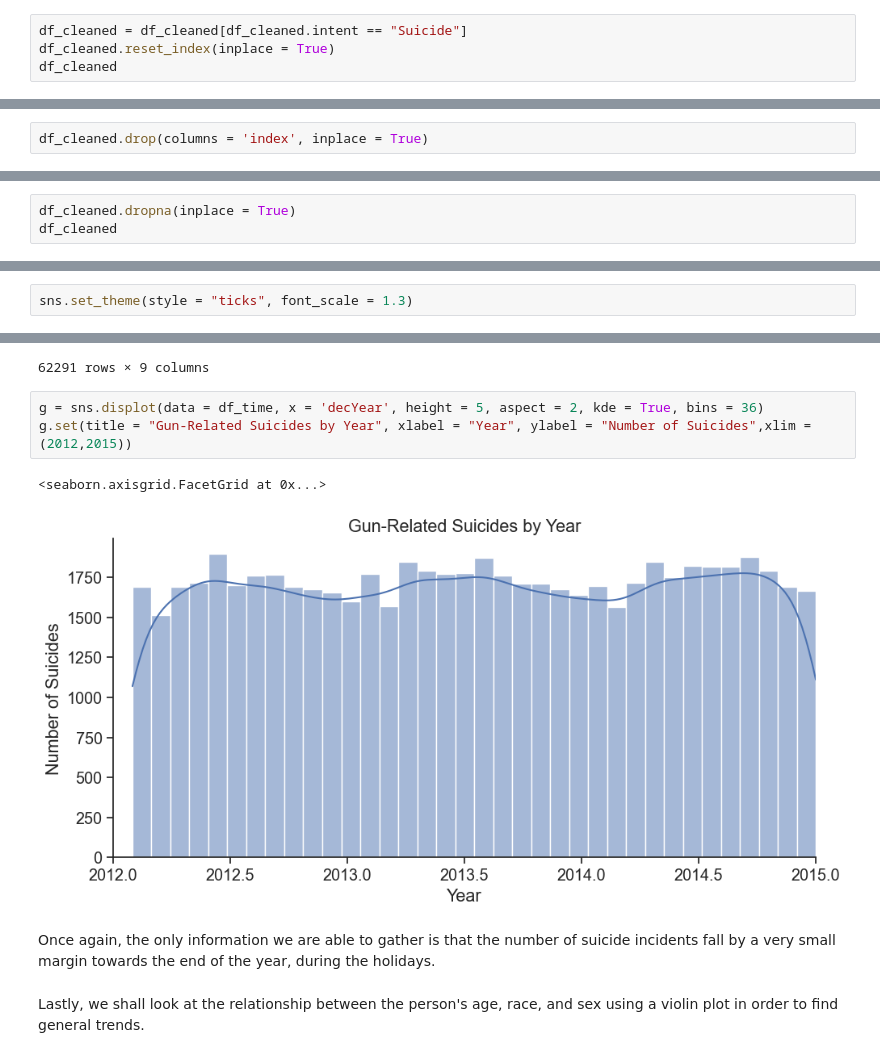
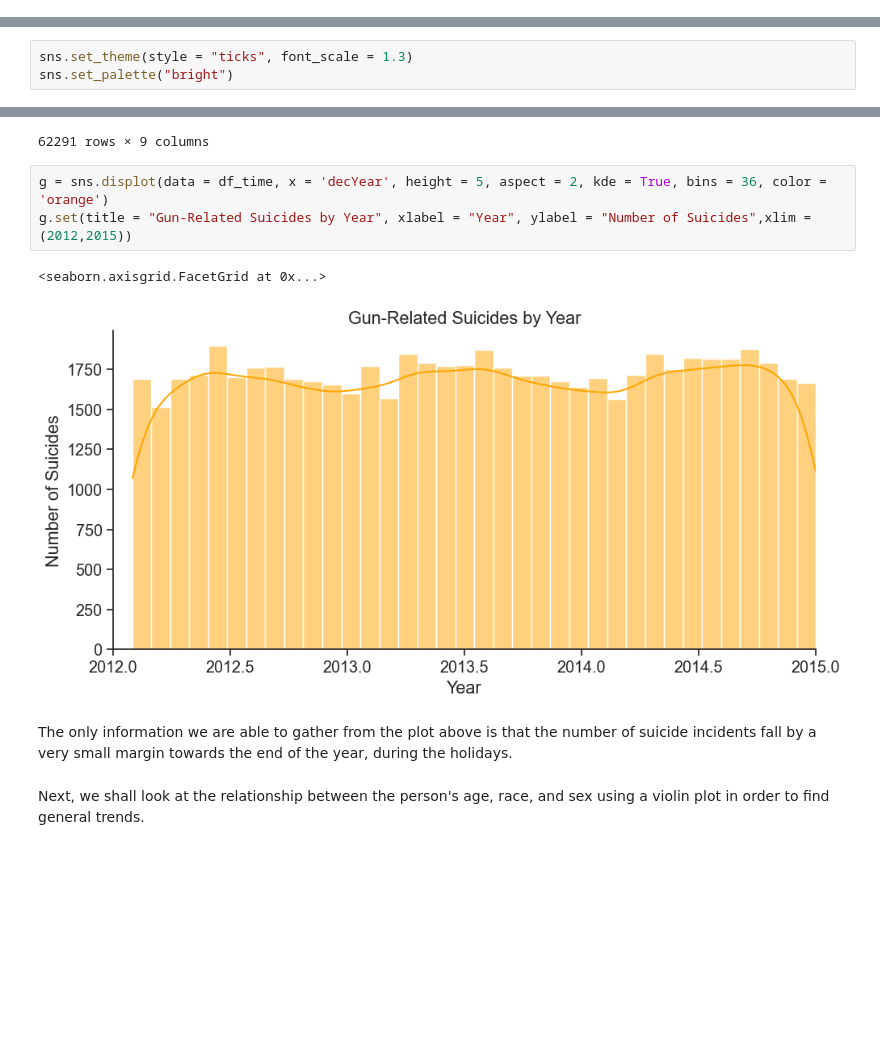
Before and after one commit to ubco-W2022T2-data301/project-group09, a Jupyter notebook: analysis/analysis3.ipynb, the cells around one changed output, grey strips where cells are left out. Saved outputs shown, nothing was run; the diff lists cells and outputs as text; blank space fills up the shorter version.

Commit message:
Milestone 4 completed for Person 3

```diff
--- a/analysis/analysis3.ipynb
+++ b/analysis/analysis3.ipynb
@@ -114,4 +76,0 @@ We can also remove all the non-suicide records, since they are not relevant to t
-# %%
-df_cleaned = df_cleaned[df_cleaned.intent == "Suicide"]
-df_cleaned.reset_index(inplace = True)
-df_cleaned
@@ -134,2 +76,0 @@ This creates an 'index' column, which we don't need.
-# %%
-df_cleaned.drop(columns = 'index', inplace = True)
@@ -143,3 +76,0 @@ And finally, let's remove rows with null values.
-# %%
-df_cleaned.dropna(inplace = True)
-df_cleaned
@@ -166,5 +81,6 @@ See the caveats in the documentation: https://pandas.pydata.org/pandas-docs/stab
 # %%
 sns.set_theme(style = "ticks", font_scale = 1.3)
+sns.set_palette("bright")
 # %% [markdown]
 First up, let's try to answer the following question:
 
@@ -269,15 +169,15 @@ df_time
 | 63174 | 2014 | 12 | Suicide | M | 28.0 | Hispanic | Home | HS/GED | 2015.000000 |
 62291 rows × 9 columns
 # %%
-g = sns.displot(data = df_time, x = 'decYear', height = 5, aspect = 2, kde = True, bins = 36)
+g = sns.displot(data = df_time, x = 'decYear', height = 5, aspect = 2, kde = True, bins = 36, color = 'orange')
 g.set(title = "Gun-Related Suicides by Year", xlabel = "Year", ylabel = "Number of Suicides",xlim = (2012,2015))
 # %% [output]
 <seaborn.axisgrid.FacetGrid at 0x...>
-[figure, old version]
+[figure, new version]
 # %% [markdown]
-Once again, the only information we are able to gather is that the number of suicide incidents fall by a very small margin towards the end of the year, during the holidays.
+The only information we are able to gather from the plot above is that the number of suicide incidents fall by a very small margin towards the end of the year, during the holidays.
 # %% [markdown]
-Lastly, we shall look at the relationship between the person's age, race, and sex using a violin plot in order to find general trends.
+Next, we shall look at the relationship between the person's age, race, and sex using a violin plot in order to find general trends.
 # %%
 plt.figure(figsize=(9, 6))
 g = sns.violinplot(data=df_cleaned, x="race", y="age", hue="sex",
```
Also changed, not shown: parts of 38 cells of this notebook, 2 other files.
